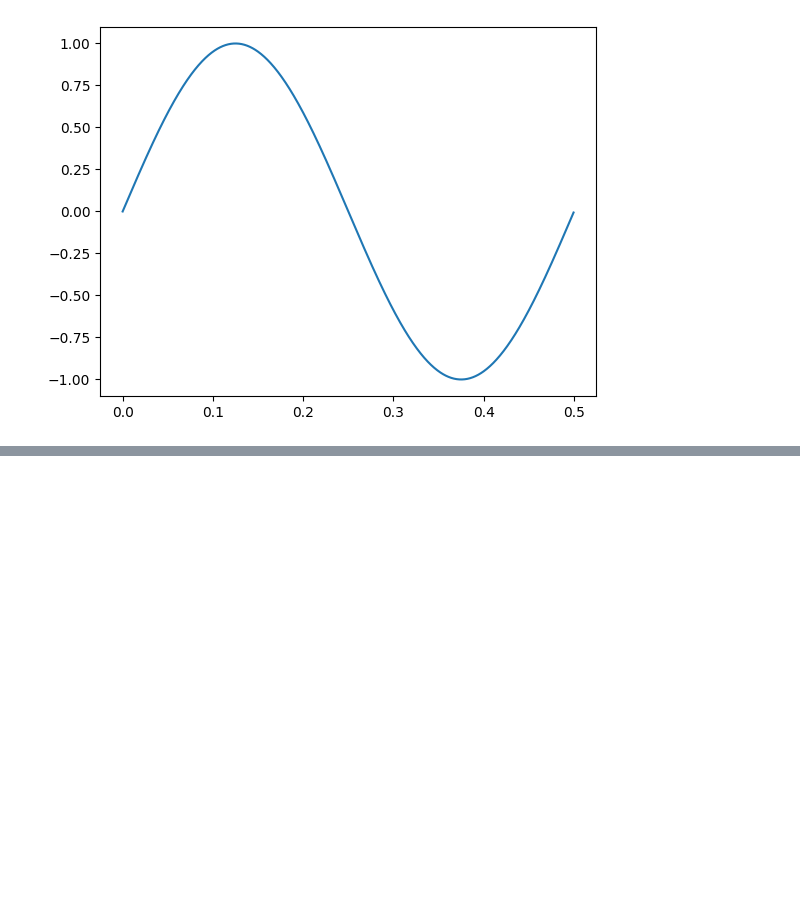
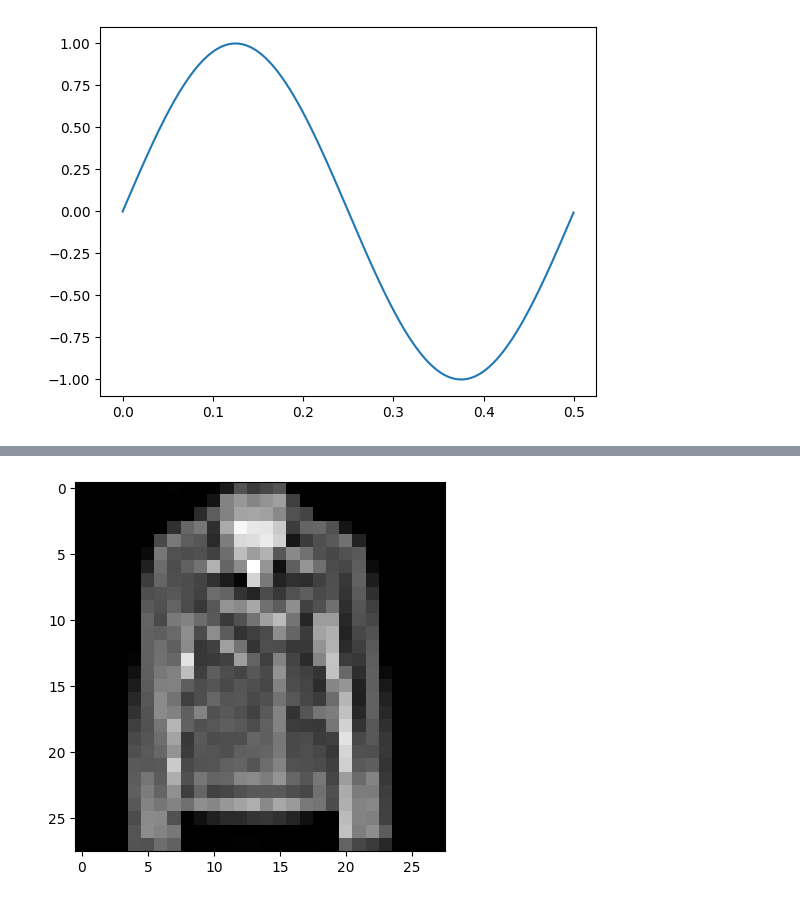
Before and after one commit to pmalic/nnfs, a Jupyter notebook: test.ipynb, the cells around one changed output, grey strips where cells are left out. Cells and saved outputs as stored; diff of their text form; code cells hidden in the pictures; blank space fills up the shorter version.

```diff
--- a/test.ipynb
+++ b/test.ipynb
@@ -480,0 +533,8 @@ plt.show()
+# %%
+import matplotlib.pyplot as plt, cv2
+
+image_data = cv2.imread('fashion_mnist_images/train/4/0011.png', cv2.IMREAD_UNCHANGED)
+plt.imshow(image_data, cmap='gray')
+plt.show()
+# %% [output]
+[figure, added]
```
Also changed, not shown: parts of 3 cells of this notebook, 8 other files.
